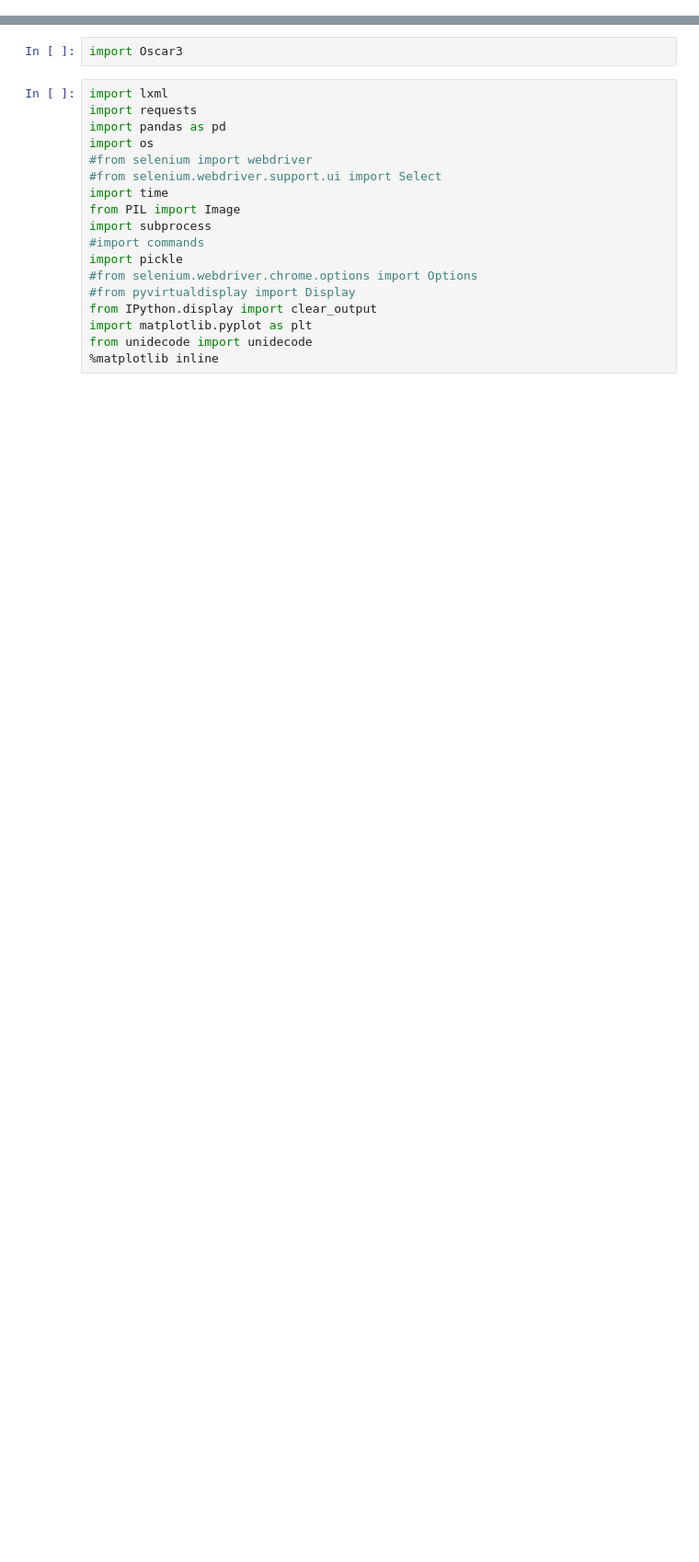
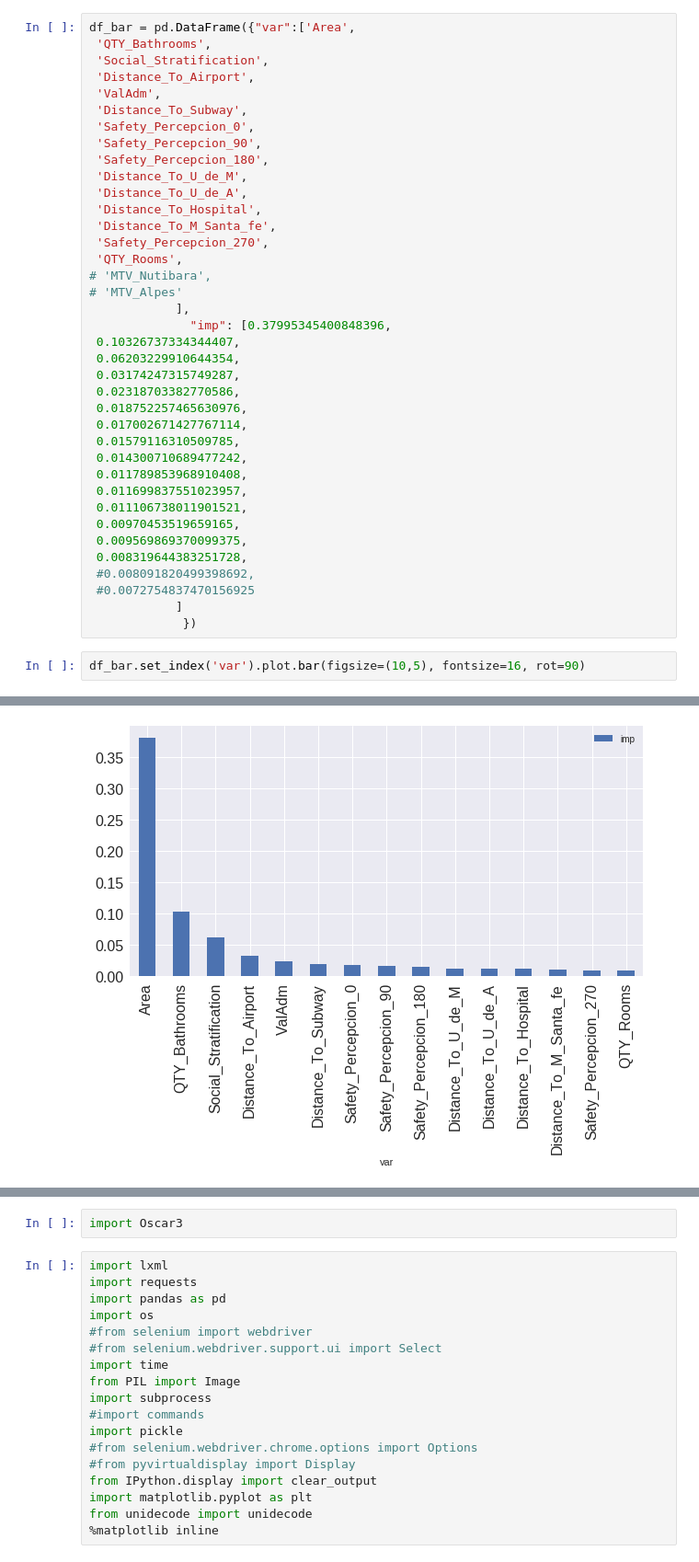
Before and after one commit to obabilonia/funciones_general, a Jupyter notebook: filename_rf2.ipynb, the cells around one changed output, grey strips where cells are left out. Shown at 92% size. Drawn from its saved outputs; the diff is of its cells as text; blank space fills up the shorter version.

```diff
--- a/filename_rf2.ipynb
+++ b/filename_rf2.ipynb
@@ -1,2 +1,43 @@
 # %% [markdown]
 <a href="https://colab.research.google.com/github/obabilonia/test1/blob/master/filename_rf2.ipynb" target="_parent"><img src="https://colab.research.google.com/assets/colab-badge.svg" alt="Open In Colab"/></a>
+# %%
+df_bar = pd.DataFrame({"var":['Area',
+ 'QTY_Bathrooms',
+ 'Social_Stratification',
+ 'Distance_To_Airport',
+ 'ValAdm',
+ 'Distance_To_Subway',
+ 'Safety_Percepcion_0',
+ 'Safety_Percepcion_90',
+ 'Safety_Percepcion_180',
+ 'Distance_To_U_de_M',
+ 'Distance_To_U_de_A',
+ 'Distance_To_Hospital',
+ 'Distance_To_M_Santa_fe',
+ 'Safety_Percepcion_270',
+ 'QTY_Rooms',
+# 'MTV_Nutibara',
+# 'MTV_Alpes'
+            ],
+              "imp": [0.37995345400848396,
+ 0.10326737334344407,
+ 0.06203229910644354,
+ 0.03174247315749287,
+ 0.02318703382770586,
+ 0.018752257465630976,
+ 0.017002671427767114,
+ 0.01579116310509785,
+ 0.014300710689477242,
+ 0.011789853968910408,
+ 0.011699837551023957,
+ 0.011106738011901521,
+ 0.00970453519659165,
+ 0.009569869370099375,
+ 0.008319644383251728,
+ #0.008091820499398692,
+ #0.0072754837470156925
+            ]
+             })
+# %%
+df_bar.set_index('var').plot.bar(figsize=(10,5), fontsize=16, rot=90)
+# %% [output]
@@ -2,0 +45 @@
+[figure, added]
```
Also changed, not shown: parts of 6 cells of this notebook.
